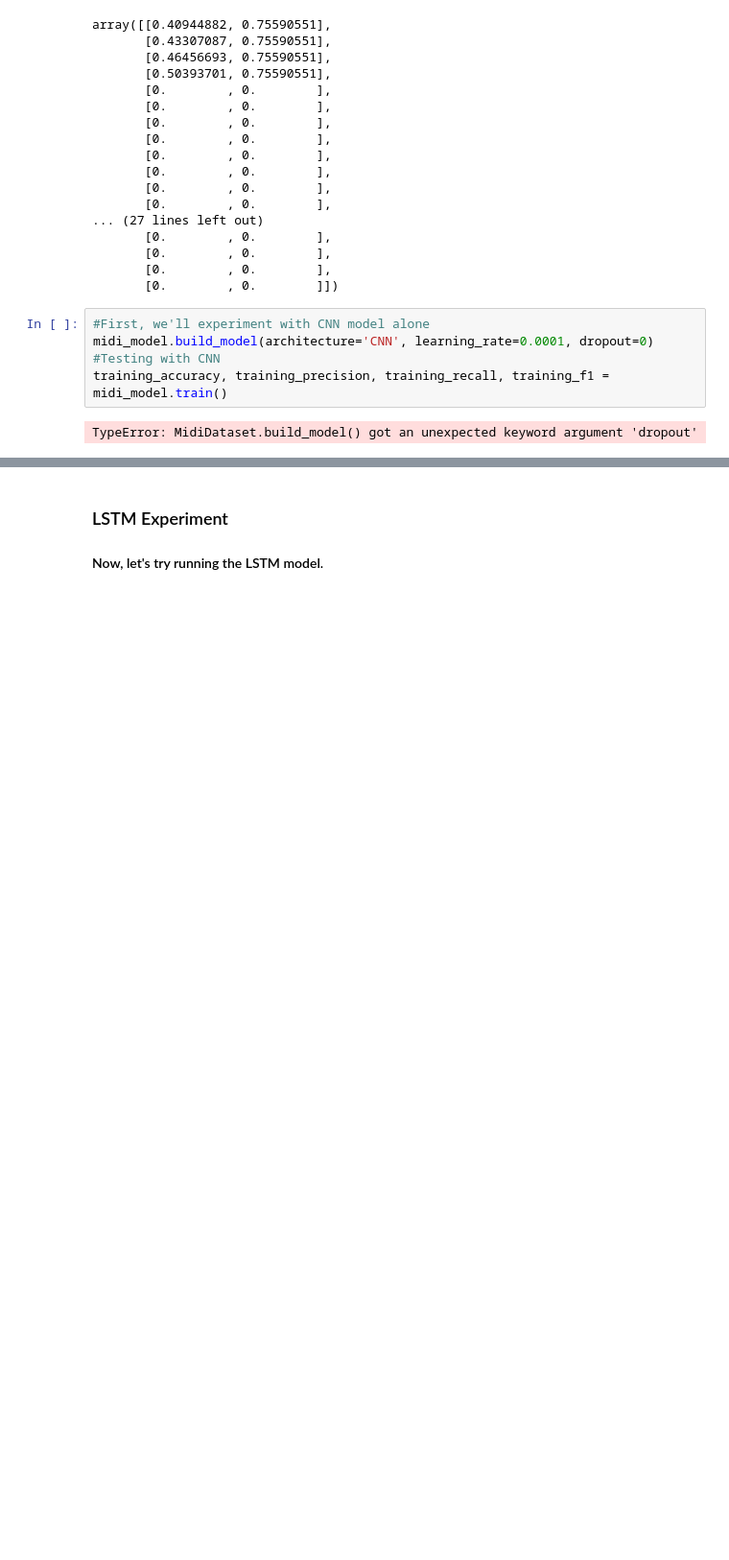
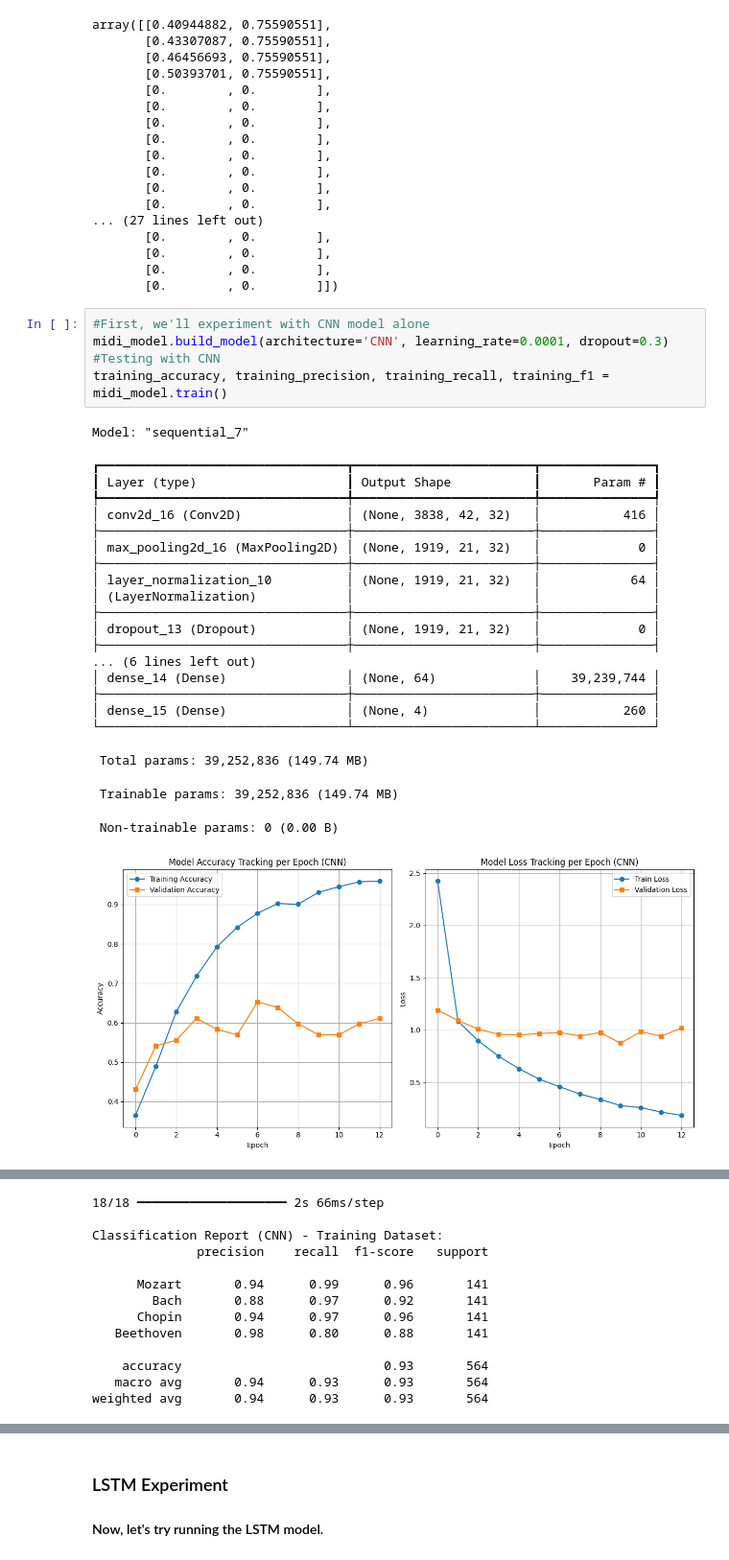
Before and after one commit to isralennon/MSAAI511, a Jupyter notebook: AAI511_Team1_FinalProject_Test3.ipynb, the cells around one changed output, grey strips where cells are left out. Shown: that part at 96% size. Drawn from its saved outputs; the diff is of its cells as text; blank space fills up the shorter version.

```diff
--- a/AAI511_Team1_FinalProject_Test3.ipynb
+++ b/AAI511_Team1_FinalProject_Test3.ipynb
@@ -617,8 +584,29 @@ array([[0.40944882, 0.75590551],
        [0.        , 0.        ]])
 # %%
 #First, we'll experiment with CNN model alone
-midi_model.build_model(architecture='CNN', learning_rate=0.0001, dropout=0)
+midi_model.build_model(architecture='CNN', learning_rate=0.0001, dropout=0.3)
 #Testing with CNN
 training_accuracy, training_precision, training_recall, training_f1 = midi_model.train()
 # %% [output]
-TypeError: MidiDataset.build_model() got an unexpected keyword argument 'dropout'
+Model: "sequential_7"
+┏━━━━━━━━━━━━━━━━━━━━━━━━━━━━━━━━━┳━━━━━━━━━━━━━━━━━━━━━━━━┳━━━━━━━━━━━━━━━┓
+┃ Layer (type)                    ┃ Output Shape           ┃       Param # ┃
+┡━━━━━━━━━━━━━━━━━━━━━━━━━━━━━━━━━╇━━━━━━━━━━━━━━━━━━━━━━━━╇━━━━━━━━━━━━━━━┩
+│ conv2d_16 (Conv2D)              │ (None, 3838, 42, 32)   │           416 │
+├─────────────────────────────────┼────────────────────────┼───────────────┤
+│ max_pooling2d_16 (MaxPooling2D) │ (None, 1919, 21, 32)   │             0 │
+├─────────────────────────────────┼────────────────────────┼───────────────┤
+│ layer_normalization_10          │ (None, 1919, 21, 32)   │            64 │
+│ (LayerNormalization)            │                        │               │
+├─────────────────────────────────┼────────────────────────┼───────────────┤
+│ dropout_13 (Dropout)            │ (None, 1919, 21, 32)   │             0 │
+├─────────────────────────────────┼────────────────────────┼───────────────┤
+... (6 lines left out)
+│ dense_14 (Dense)                │ (None, 64)             │    39,239,744 │
+├─────────────────────────────────┼────────────────────────┼───────────────┤
+│ dense_15 (Dense)                │ (None, 4)              │           260 │
+└─────────────────────────────────┴────────────────────────┴───────────────┘
+ Total params: 39,252,836 (149.74 MB)
+ Trainable params: 39,252,836 (149.74 MB)
+ Non-trainable params: 0 (0.00 B)
+[figure, added]
@@ -624,0 +614,13 @@ TypeError: MidiDataset.build_model() got an unexpected keyword argument 'dropout
+18/18 ━━━━━━━━━━━━━━━━━━━━ 2s 66ms/step
+
+Classification Report (CNN) - Training Dataset:
+              precision    recall  f1-score   support
+
+      Mozart       0.94      0.99      0.96       141
+        Bach       0.88      0.97      0.92       141
+      Chopin       0.94      0.97      0.96       141
+   Beethoven       0.98      0.80      0.88       141
+
+    accuracy                           0.93       564
+   macro avg       0.94      0.93      0.93       564
+weighted avg       0.94      0.93      0.93       564
```
Also changed, not shown: parts of 6 cells of this notebook.
